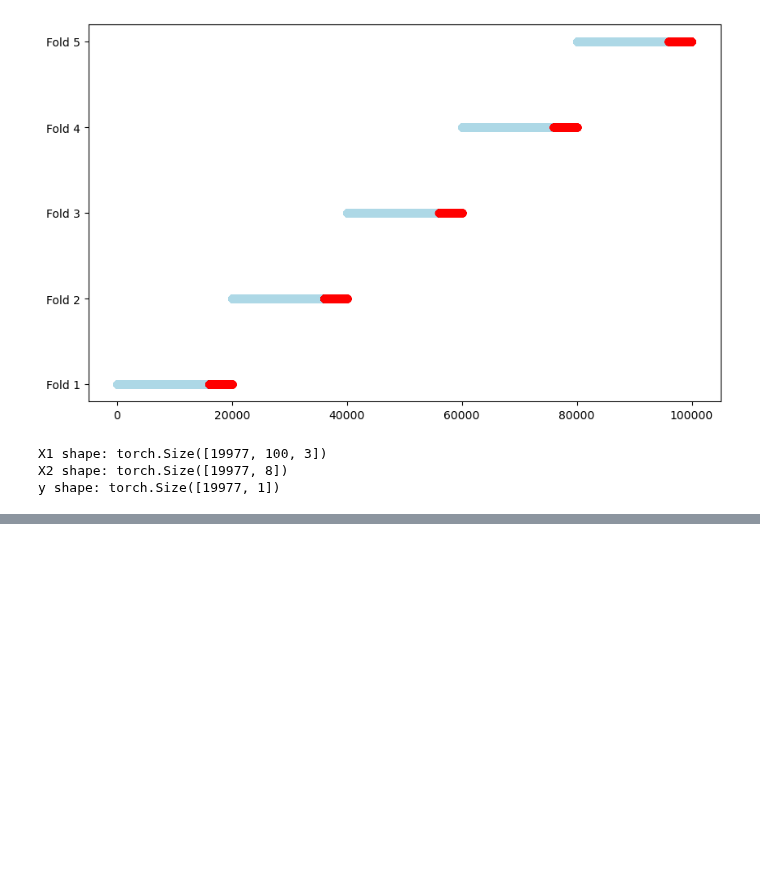
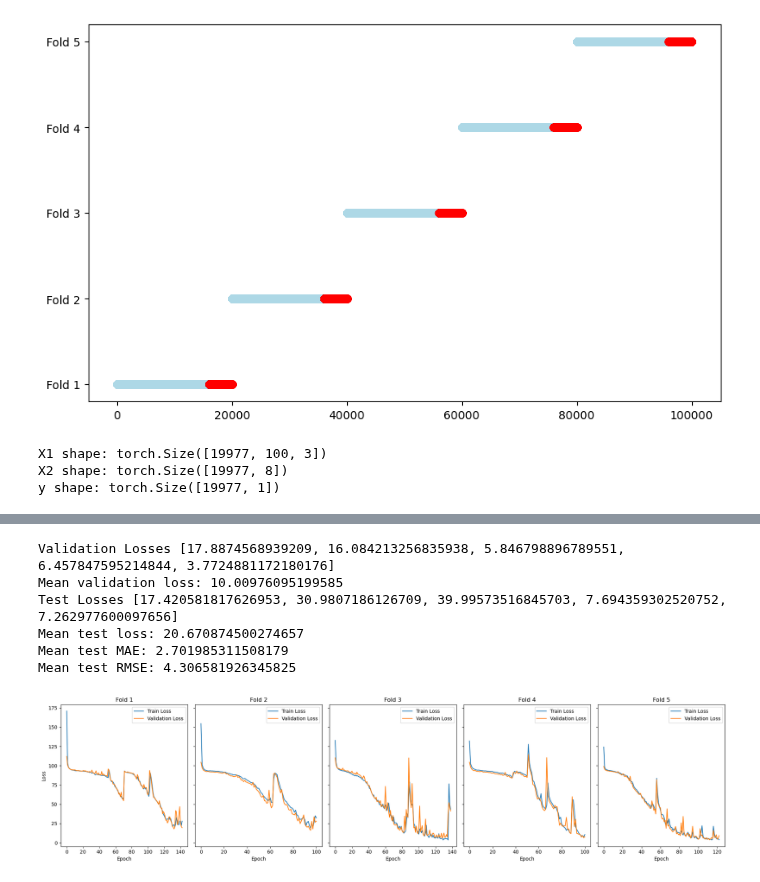
Before and after one commit to MiguelGarcaoSilva/motifpred, a Jupyter notebook: code/casestudy_syntheticdata_lstm_pytorch.ipynb, the cells around one changed output, grey strips where cells are left out. Saved outputs shown, nothing was run; the diff lists cells and outputs as text; code cells hidden in the pictures; blank space fills up the shorter version.

```diff
--- a/code/casestudy_syntheticdata_lstm_pytorch.ipynb
+++ b/code/casestudy_syntheticdata_lstm_pytorch.ipynb
@@ -16,6 +18,18 @@ from torch import nn
 import torch.optim as optim
 
 torch.manual_seed(seed)
+#torch.use_deterministic_algorithms(True)
+#os.environ["CUBLAS_WORKSPACE_CONFIG"] = ":4096:8"
+
+
+def seed_worker(worker_id):
+    worker_seed = torch.initial_seed() % 2**32
+    np.random.seed(worker_seed)
+    random.seed(worker_seed)
+
+g = torch.Generator()
+g.manual_seed(seed)
+
 x = torch.rand(5, 3)
 print(x)
 # %% [output]
@@ -469,35 +529,53 @@ plt.show()
 # %%
 from models.lstm_pytorch import LSTMX1_X2AfterLSTM
-n_trials = 100
+n_trials = 50
 num_epochs = 500
 
 result_dir = os.path.join(results_dir, f"LSTMX1_X2AfterLSTM_{n_trials}_trials_{num_epochs}_epochs")
 os.makedirs(result_dir, exist_ok=True)  # Create directory if not exists
 
-run_optuna_study(run_cross_val, LSTMX1_X2AfterLSTM, X1, y, result_dir, n_trials=n_trials, num_epochs=num_epochs, X2=X2)
+#run_optuna_study(run_cross_val, LSTMX1_X2AfterLSTM, X1, y, result_dir, n_trials=n_trials, num_epochs=num_epochs, X2=X2)
 
 study = joblib.load(os.path.join(result_dir, "study.pkl"))
 study_df = study.trials_dataframe()
 
 print("Validation Losses", study.best_trial.user_attrs["fold_val_losses"])
 print("Mean validation loss:", study.best_trial.user_attrs["mean_val_loss"])
 print("Test Losses", study.best_trial.user_attrs["test_losses"])
 print("Mean test loss:", study.best_trial.user_attrs["mean_test_loss"])
 print("Mean test MAE:", study.best_trial.user_attrs["mean_test_mae"])
 print("Mean test RMSE:", study.best_trial.user_attrs["mean_test_rmse"])
 
 #get the best model results from study_df and for each fold plot the training loss
+fig, axes = plt.subplots(nrows=1, ncols=5, figsize=(20, 5), sharey=True)
+
 best_fold_train_losses = []
 best_fold_val_losses = []
+
 for i in range(5):
+    # Extract losses for the best trial for the current fold
     best_fold_train_losses.append(study_df[f"user_attrs_fold_{i + 1}_train_losses"].iloc[study_df["value"].idxmin()])
     best_fold_val_losses.append(study_df[f"user_attrs_fold_{i + 1}_validation_losses"].iloc[study_df["value"].idxmin()])
-    plt.plot(best_fold_train_losses[i], label=f"Fold {i + 1}")
-    plt.plot(best_fold_val_losses[i], label=f"Fold {i + 1} Validation")
 
+    # Plot train and validation losses in the current subplot
+    axes[i].plot(best_fold_train_losses[i], label="Train Loss")
+    axes[i].plot(best_fold_val_losses[i], label="Validation Loss")
 
-plt.xlabel("Epoch")
-plt.ylabel("Loss")
+    # Customize the subplot
+    axes[i].set_title(f"Fold {i + 1}")
+    axes[i].set_xlabel("Epoch")
+    if i == 0:  # Only set ylabel for the first subplot
+        axes[i].set_ylabel("Loss")
+    axes[i].legend()
 
-plt.legend()
+# Adjust layout and display the plots
+plt.tight_layout()
 plt.show()
+# %% [output]
+Validation Losses [17.8874568939209, 16.084213256835938, 5.846798896789551, 6.457847595214844, 3.7724881172180176]
+Mean validation loss: 10.00976095199585
+Test Losses [17.420581817626953, 30.9807186126709, 39.99573516845703, 7.694359302520752, 7.262977600097656]
+Mean test loss: 20.670874500274657
+Mean test MAE: 2.701985311508179
+Mean test RMSE: 4.306581926345825
+[figure, added]
```
Also changed, not shown: parts of 8 cells of this notebook, 2 other files.
